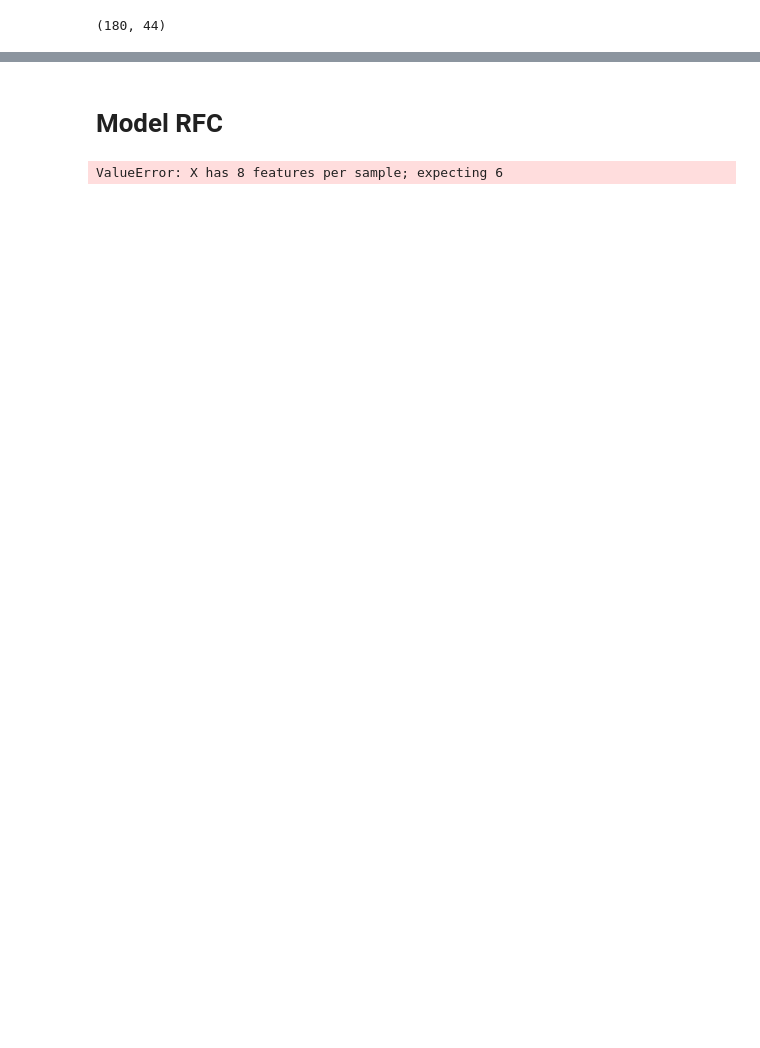
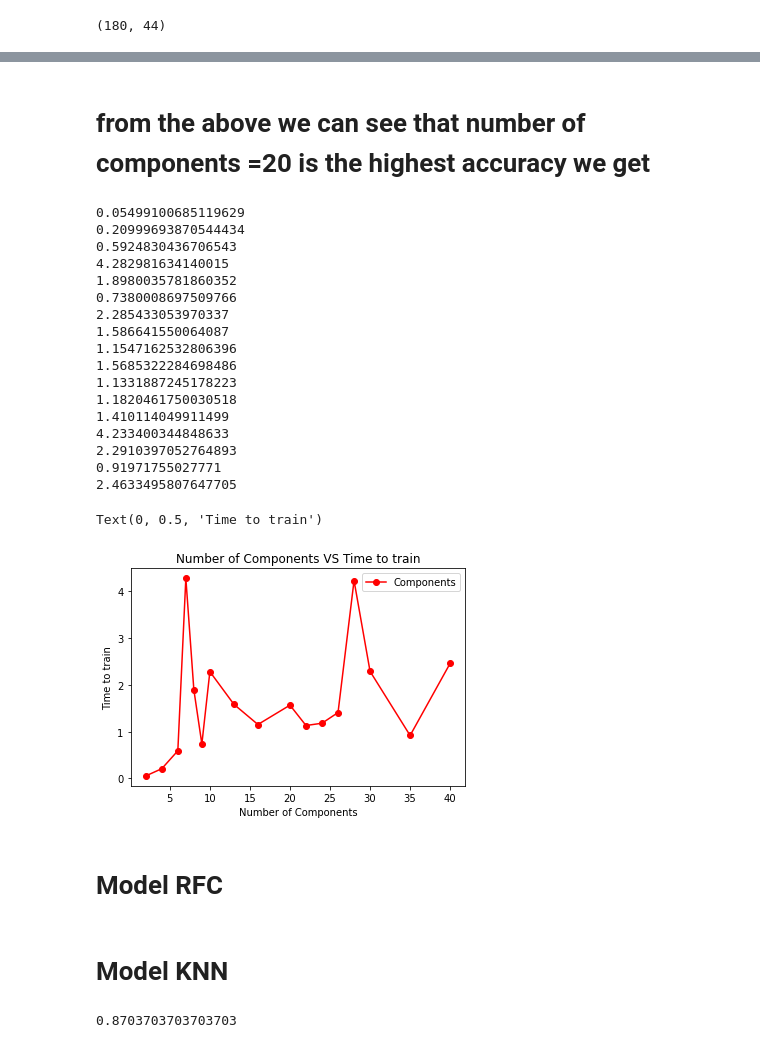
Before and after one commit to goldslime123/csc3005-DA, a Jupyter notebook: Visualization dataset D.ipynb, the cells around one changed output, grey strips where cells are left out. Saved outputs shown, nothing was run; the diff lists cells and outputs as text; code cells hidden in the pictures; blank space fills up the shorter version.

```diff
--- a/Visualization dataset D.ipynb
+++ b/Visualization dataset D.ipynb
@@ -625,3 +772,53 @@ print(accuracy_score(y_test, y_pred))
+# %% [markdown]
+# from the above we can see that number of components =20 is the highest accuracy we get
+# %%
+num_components = [2,4,6,7,8,9,10,13,16,20,22,24,26,28,30,35,40]
+
+timing = np.zeros(len(num_components))
+
+index = 0
+for compo in num_components:
+    pca = PCA(compo)#n_components=20
+    x_pca = pca.fit_transform(dataset_used)
+    x_train_pca, x_test_pca, y_train, y_test = train_test_split(x_pca, y, test_size = 0.3, random_state=0)
+    model_pca = LogisticRegression(max_iter=20000,random_state=0)
+    start = time.time()
+    model_pca.fit(x_train_pca, y_train)
+    stop = time.time()
+
+    print(stop - start)
+    timing[index] = stop - start
+    index += 1
+
+# ###########################################################################
+# # Plot training and test accuracies
+# ##########################################################################
+
+plt.plot(num_components,timing,'ro-')
+plt.title("Number of Components VS Time to train")
+plt.legend(['Components','Test Accuracy'])
+plt.xlabel('Number of Components')
+plt.ylabel('Time to train')
+# %% [output]
+0.05499100685119629
+0.20999693870544434
+0.5924830436706543
+4.282981634140015
+1.8980035781860352
+0.7380008697509766
+2.285433053970337
+1.586641550064087
+1.1547162532806396
+1.5685322284698486
+1.1331887245178223
+1.1820461750030518
+1.410114049911499
+4.233400344848633
+2.2910397052764893
+0.91971755027771
+2.4633495807647705
+Text(0, 0.5, 'Time to train')
+[figure, added]
 # %% [markdown]
 # Model RFC
 # %%
@@ -633,10 +830,21 @@ xx_test = pca.fit_transform(x_test)
 # %%
 
-classifier = RandomForestClassifier(max_depth=2, random_state=0)
-classifier.fit(xx_train, y_train)
+# classifier = RandomForestClassifier(max_depth=2, random_state=0)
+# classifier.fit(xx_train, y_train)
 
-y_pred = model.predict(xx_test)
+# y_pred = model.predict(xx_test)
 
-accuracy_score(y_test, y_pred)
+# accuracy_score(y_test, y_pred)
-# %% [output]
-ValueError: X has 8 features per sample; expecting 6
+# %% [markdown]
+# Model KNN
+# %%
+from sklearn.neighbors import KNeighborsClassifier
+
+x_train, x_test, y_train, y_test = train_test_split(X_scaled, y, test_size = 0.3, random_state=0)
+
+clf1 = KNeighborsClassifier(n_neighbors=10, metric='minkowski', p=2)
+clf1.fit(x_train, y_train)
+
+clf1.score(x_test, y_test)
+# %% [output]
+0.8703703703703703
```
Also changed, not shown: parts of 38 cells of this notebook.
